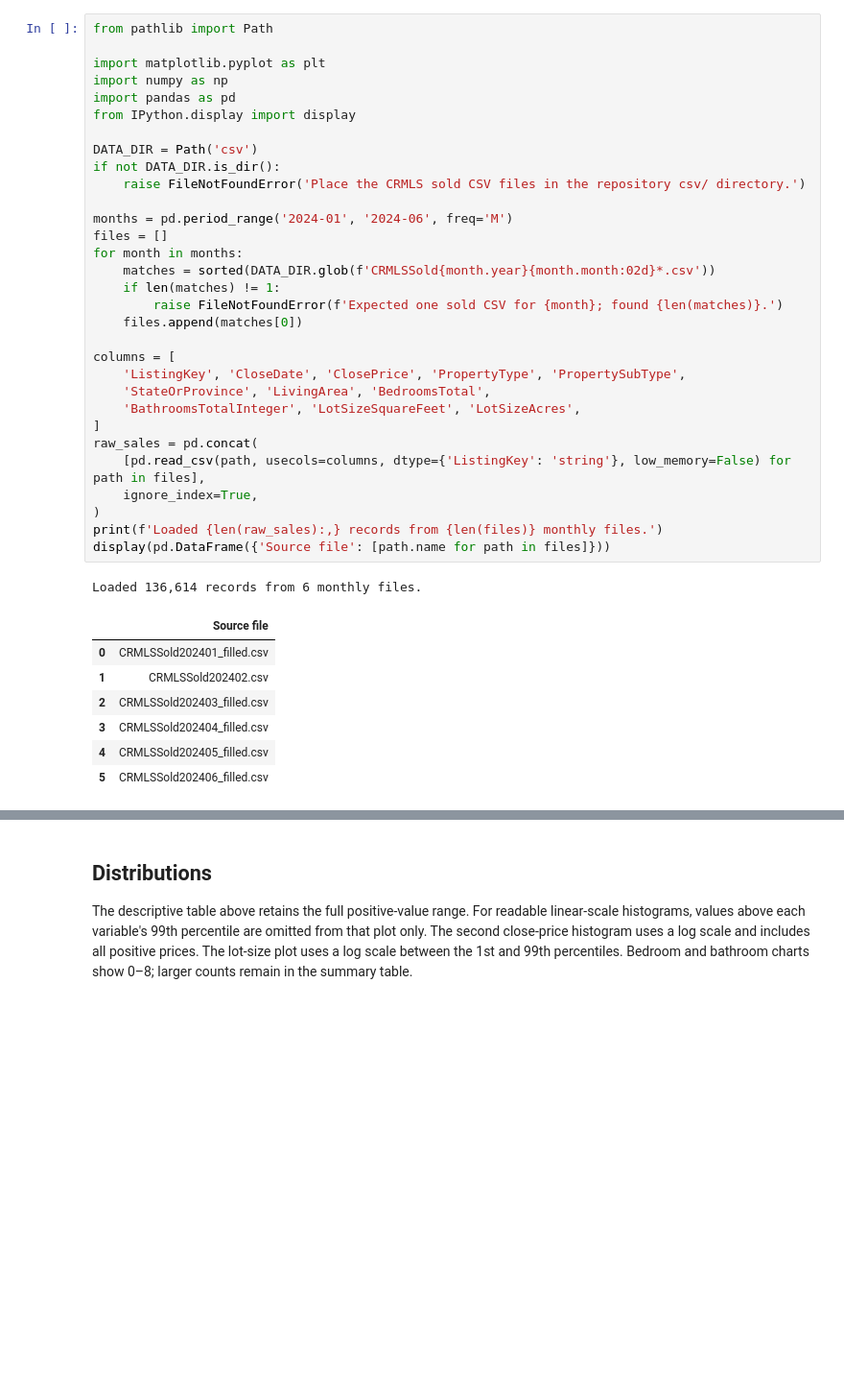
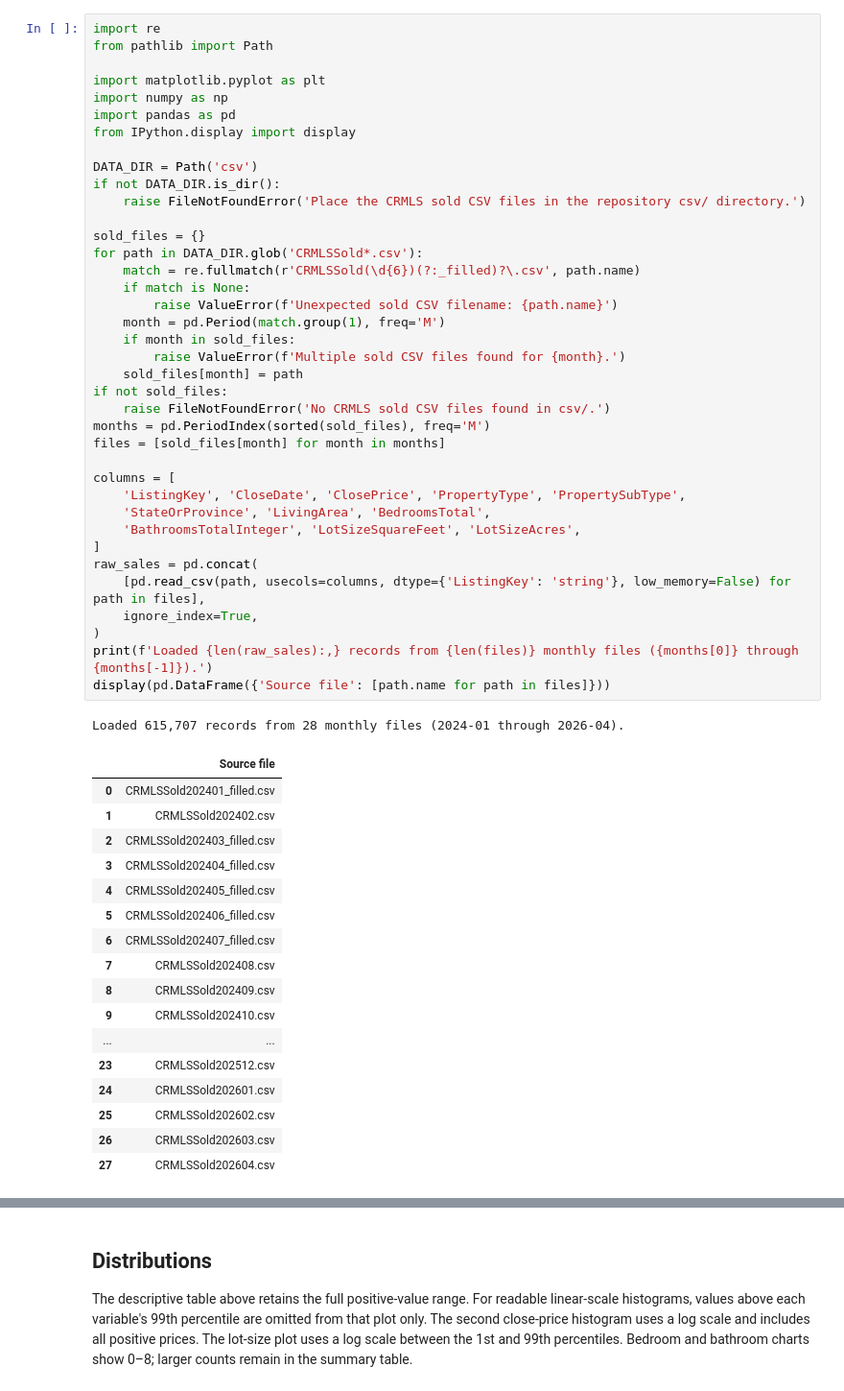
Before and after one commit to yingjieh512/IDX-Exchange-Data-Science-Yingjie-Huang, a Jupyter notebook: 01_exploration.ipynb, the cells around one changed output, grey strips where cells are left out. Shown at 96% size. Drawn from its saved outputs; the diff is of its cells as text; blank space fills up the shorter version.

```diff
--- a/01_exploration.ipynb
+++ b/01_exploration.ipynb
@@ -5,45 +5,62 @@ This notebook explores six consecutive CRMLS sold-data files, January through Ju
 
 The raw CSV files are expected in `csv/` and are not committed to Git. Only the columns needed for this exploration are loaded. `ListingKey` is used only to remove duplicate sale records, never as a valuation feature.
 # %%
+import re
 from pathlib import Path
 
 import matplotlib.pyplot as plt
 import numpy as np
 import pandas as pd
 from IPython.display import display
 
 DATA_DIR = Path('csv')
 if not DATA_DIR.is_dir():
     raise FileNotFoundError('Place the CRMLS sold CSV files in the repository csv/ directory.')
 
-months = pd.period_range('2024-01', '2024-06', freq='M')
-files = []
-for month in months:
-    matches = sorted(DATA_DIR.glob(f'CRMLSSold{month.year}{month.month:02d}*.csv'))
-    if len(matches) != 1:
-        raise FileNotFoundError(f'Expected one sold CSV for {month}; found {len(matches)}.')
-    files.append(matches[0])
+sold_files = {}
+for path in DATA_DIR.glob('CRMLSSold*.csv'):
+    match = re.fullmatch(r'CRMLSSold(\d{6})(?:_filled)?\.csv', path.name)
+    if match is None:
+        raise ValueError(f'Unexpected sold CSV filename: {path.name}')
+    month = pd.Period(match.group(1), freq='M')
+    if month in sold_files:
+        raise ValueError(f'Multiple sold CSV files found for {month}.')
+    sold_files[month] = path
+if not sold_files:
+    raise FileNotFoundError('No CRMLS sold CSV files found in csv/.')
+months = pd.PeriodIndex(sorted(sold_files), freq='M')
+files = [sold_files[month] for month in months]
 
 columns = [
     'ListingKey', 'CloseDate', 'ClosePrice', 'PropertyType', 'PropertySubType',
     'StateOrProvince', 'LivingArea', 'BedroomsTotal',
     'BathroomsTotalInteger', 'LotSizeSquareFeet', 'LotSizeAcres',
 ]
 raw_sales = pd.concat(
     [pd.read_csv(path, usecols=columns, dtype={'ListingKey': 'string'}, low_memory=False) for path in files],
     ignore_index=True,
 )
-print(f'Loaded {len(raw_sales):,} records from {len(files)} monthly files.')
+print(f'Loaded {len(raw_sales):,} records from {len(files)} monthly files ({months[0]} through {months[-1]}).')
 display(pd.DataFrame({'Source file': [path.name for path in files]}))
 # %% [output]
-Loaded 136,614 records from 6 monthly files.
+Loaded 615,707 records from 28 monthly files (2024-01 through 2026-04).
 |  | Source file |
 | 0 | CRMLSSold202401_filled.csv |
 | 1 | CRMLSSold202402.csv |
 | 2 | CRMLSSold202403_filled.csv |
 | 3 | CRMLSSold202404_filled.csv |
 | 4 | CRMLSSold202405_filled.csv |
 | 5 | CRMLSSold202406_filled.csv |
+| 6 | CRMLSSold202407_filled.csv |
+| 7 | CRMLSSold202408.csv |
+| 8 | CRMLSSold202409.csv |
+| 9 | CRMLSSold202410.csv |
+| ... | ... |
+| 23 | CRMLSSold202512.csv |
+| 24 | CRMLSSold202601.csv |
+| 25 | CRMLSSold202602.csv |
+| 26 | CRMLSSold202603.csv |
+| 27 | CRMLSSold202604.csv |
 # %% [markdown]
 ## Scope and preparation
 
```
Also changed, not shown: parts of 8 cells of this notebook.
